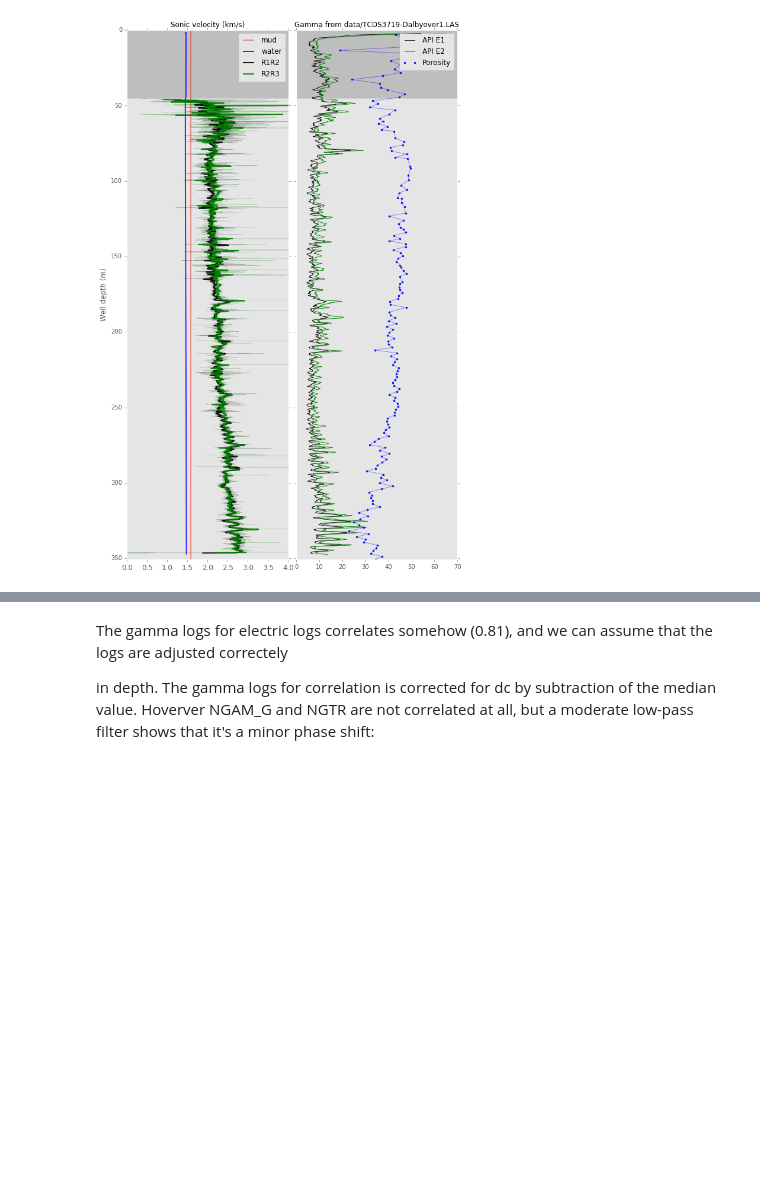
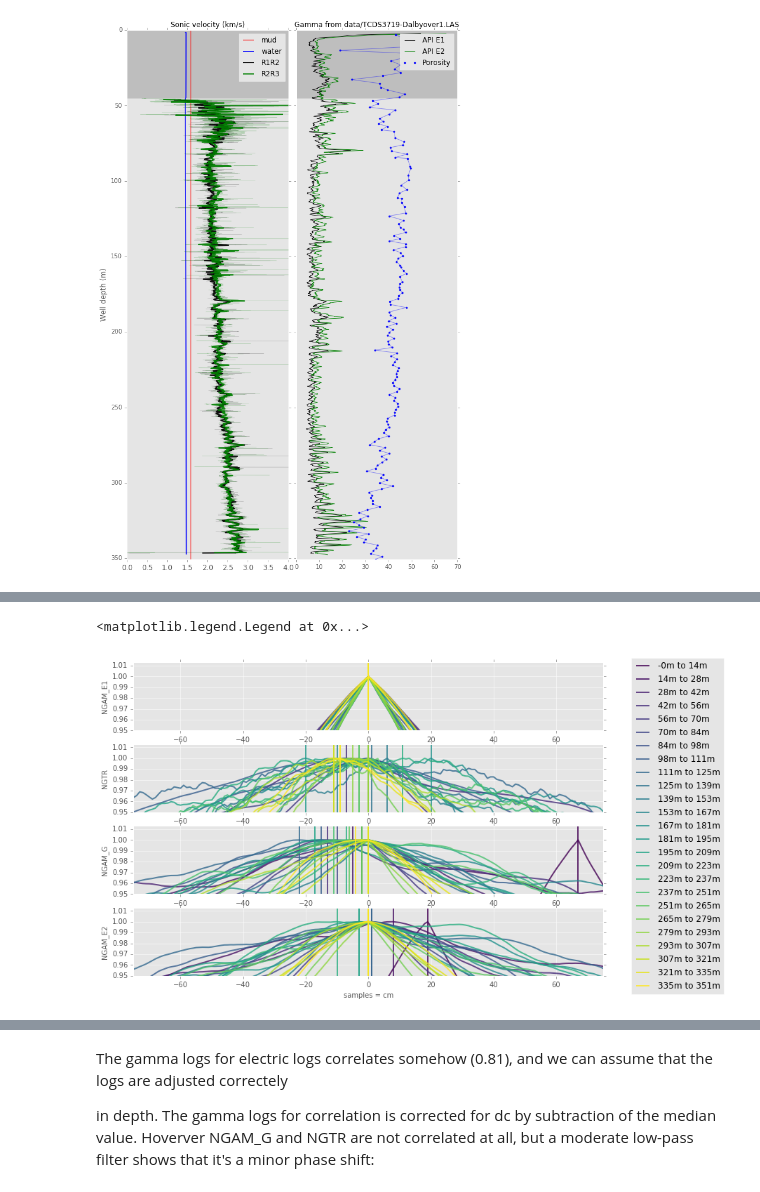
Before and after one commit to TobbeTripitaka/Dalbyover, a Jupyter notebook: Dalbyover sonic log.ipynb, the cells around one changed output, grey strips where cells are left out. Saved outputs shown, nothing was run; the diff lists cells and outputs as text; code cells hidden in the pictures; blank space fills up the shorter version.

```diff
--- a/Dalbyover sonic log.ipynb
+++ b/Dalbyover sonic log.ipynb
@@ -467,0 +503,41 @@ plt.legend()
+# %%
+# Number of slices
+n = 25
+
+# Reference
+ref_slices = np.array_split(data[ref], n)
+
+# Make depth segments
+depth_slices = np.array_split(data['DEPTH'], n)
+color=iter(cm.viridis(np.linspace(0,1,n)))
+offset_array = np.zeros((n, len(gamma_logs)))
+
+ii=0
+for i in gamma_logs:
+    ii+=1
+    cross_slices = np.array_split(data[i], n)
+    color=iter(cm.viridis(np.linspace(0,1,n)))
+    for slice_index in xrange(0,n):
+            ax1=plt.subplot(4, 1, ii)
+            c=next(color)
+            xc_slice, xx_slice, offset_slice, zero_offset_slice = cross_correlation(cross_slices[slice_index],ref_slices[slice_index])
+            plt.plot(xx_slice,xc_slice,c=c, alpha=0.8,lw=2,
+                     label='%.0fm to %.0fm' %(min(depth_slices[slice_index]),max(depth_slices[slice_index])))
+
+            plt.axvline(x=offset_slice, c=c,lw=2,alpha=0.8)
+            offset_array[slice_index,ii-1] = offset_slice
+
+#            plt.text(offset_slice-1.7,1.01,'depth=%.0fm'%(min(depth_slices[slice_index])),fontsize=10,color=c, rotation='vertical')
+#            plt.text(offset_slice-1.7,1.01,'depth=%.0fm'%(min(depth_slices[slice_index])),fontsize=10,color='k', rotation='vertical')
+            plt.xlim(-75, 75)
+            plt.ylim(0.95, 1.013)
+            plt.ylabel(i, fontsize = 10)
+
+plt.autoscale(False)
+plt.xlabel('samples = cm', fontsize = 10)
+plt.legend(loc='center left', bbox_to_anchor=(1.05, 2.2))
+
+#print offset_array
+# %% [output]
+<matplotlib.legend.Legend at 0x...>
+[figure, added]
```
Also changed, not shown: parts of 30 cells of this notebook, 1 other file.
